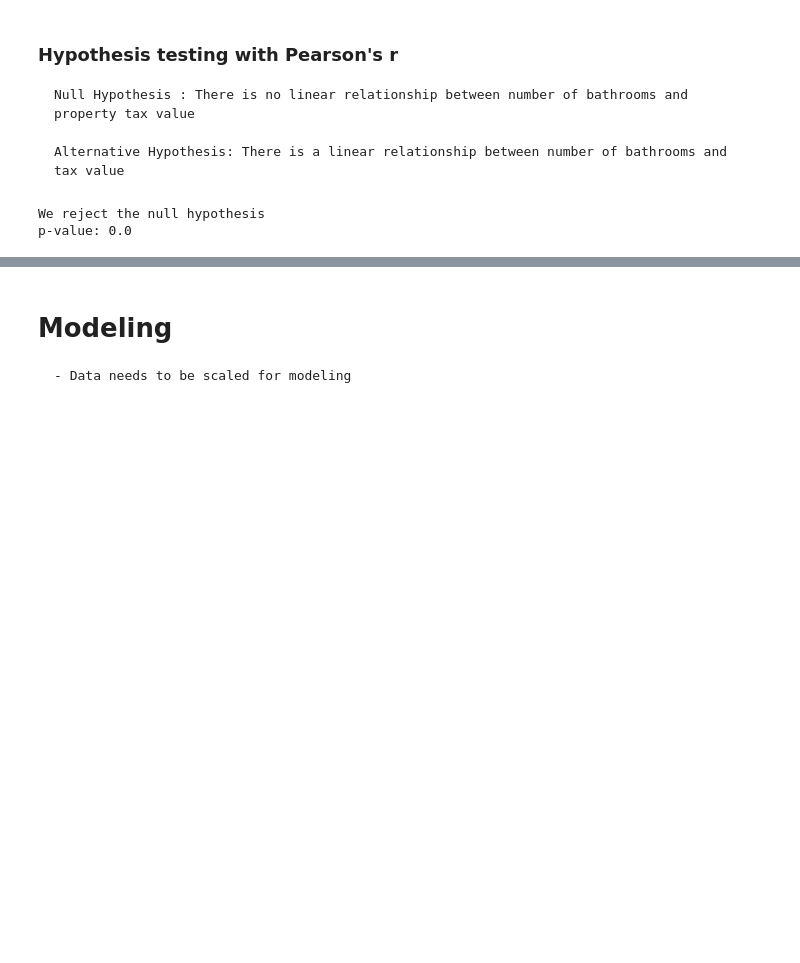
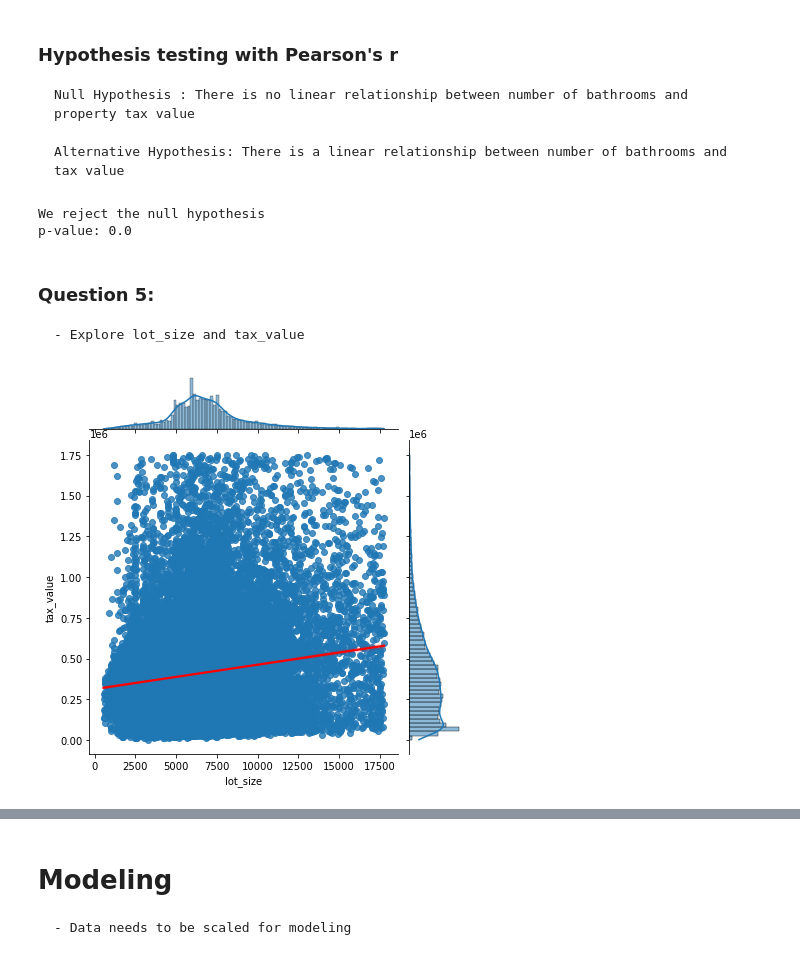
Before and after one commit to MatthewL09/zillow-regression-project, a Jupyter notebook: zillow_work.ipynb, the cells around one changed output, grey strips where cells are left out. Saved outputs shown, nothing was run; the diff lists cells and outputs as text; code cells hidden in the pictures; blank space fills up the shorter version.

```diff
--- a/zillow_work.ipynb
+++ b/zillow_work.ipynb
@@ -538,3 +538,12 @@ print(f'p-value: {round(p_value,3)}')
 # %% [output]
 We reject the null hypothesis
 p-value: 0.0
+# %% [markdown]
+### Question 5:
+    - Explore lot_size and tax_value
+# %%
+# visualize lot_size and tax_value
+sns.jointplot('lot_size', 'tax_value', data=train, kind = 'reg', line_kws={'color':'red'})
+plt.show()
+# %% [output]
+[figure, added]
```
Also changed, not shown: parts of 11 cells of this notebook, 1 other file.
